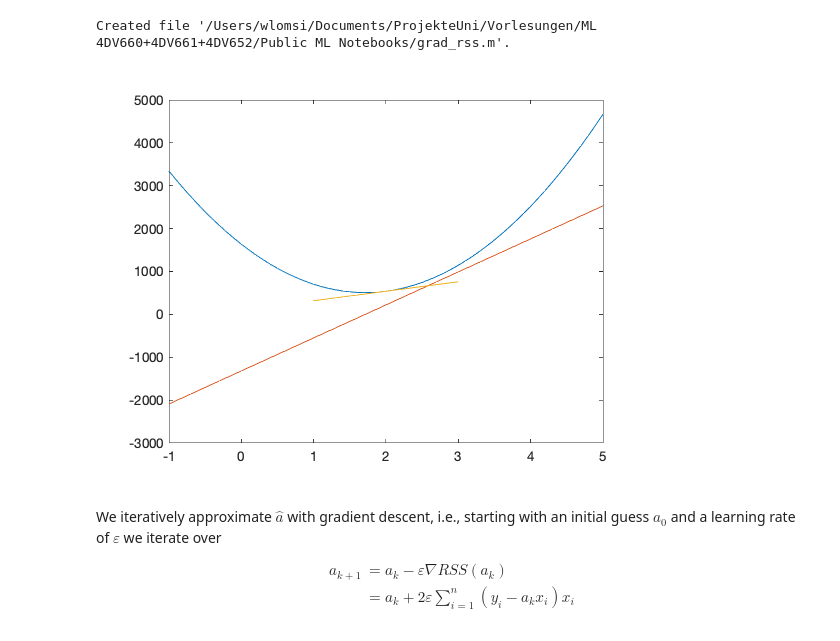
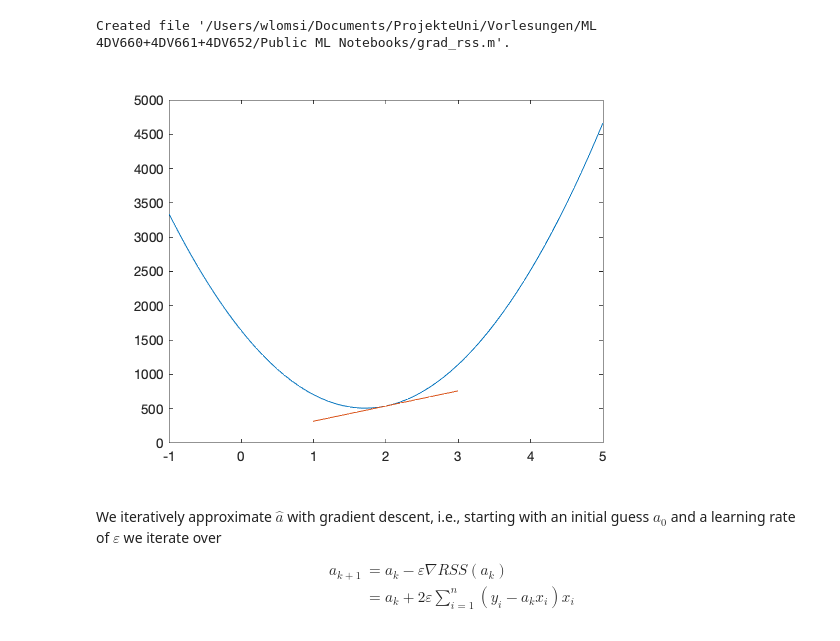
Before and after one commit to WelfLowe/Public-ML-Notebooks, a Jupyter notebook: Numerical Linear Regression.ipynb, the cells around one changed output. Drawn from its saved outputs; the diff is of its cells as text; code cells hidden in the pictures.

```diff
--- a/Numerical Linear Regression.ipynb
+++ b/Numerical Linear Regression.ipynb
@@ -87,14 +87,14 @@ Created file '/Users/wlomsi/Documents/ProjekteUni/Vorlesungen/ML 4DV660+4DV661+4
 # %%
 ff = @(a)(grad_rss(a,X,Y));
 fff = @(a)((a-a0)*ff(a0)+f(a0));
 a_range = a0-3:0.1:a0+3;
 plot_rss(f,a_range)
 hold on
-plot_rss(ff,a_range)
+%plot_rss(ff,a_range)
 a_range = a0-1:0.1:a0+1;
 plot_rss(fff,a_range)
 # %% [output]
-[figure, old version]
+[figure, new version]
 # %% [markdown]
 We iteratively approximate $\hat a$ with gradient descent, i.e., starting with an initial guess $a_0$ and a learning rate of $\varepsilon$ we iterate over
 
```
Also changed, not shown: parts of 3 cells of this notebook, 1 other file.
